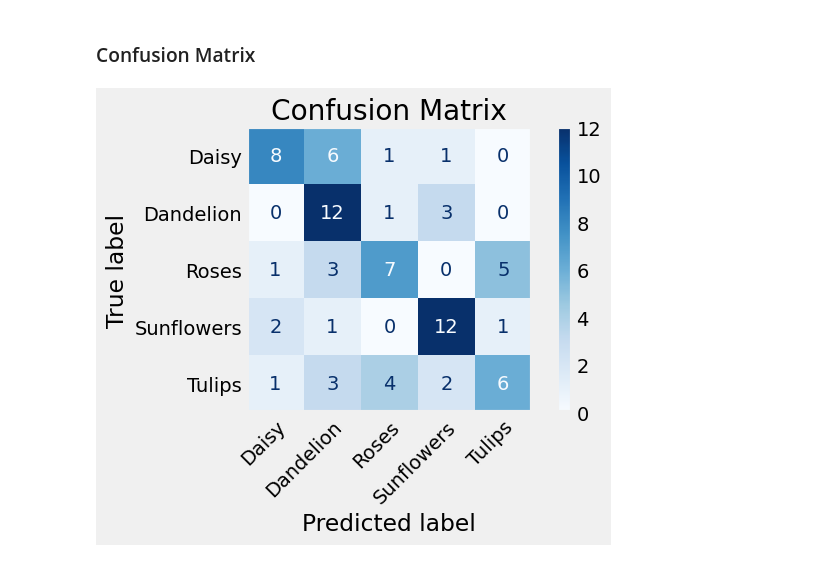
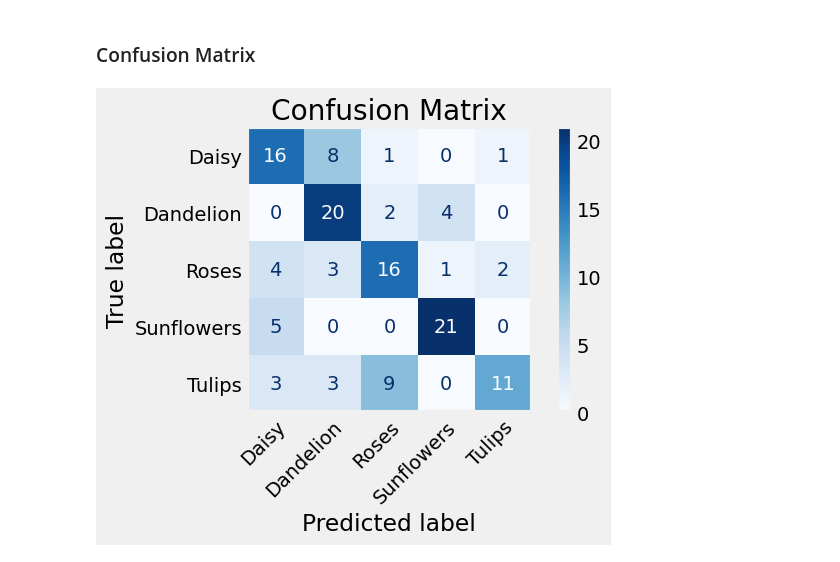
Before and after one commit to aireslucas/MachineLearning, a Jupyter notebook: Multiclass_pt1_Lucas_Aires.ipynb, the cells around one changed output. Cells and saved outputs as stored; diff of their text form; code cells hidden in the pictures.

```diff
--- a/Multiclass_pt1_Lucas_Aires.ipynb
+++ b/Multiclass_pt1_Lucas_Aires.ipynb
@@ -713,17 +713,21 @@ composer = Compose([
     normalizer                          # Apply custom normalization transform
 ])
 
+
 # Instantiate training and validation datasets from folders:
 # - 'rps' contains subfolders per class for training
 # - 'rps-test-set' likewise for validation
 train_data = ImageFolder(root=f'{path}/flowers/flowers/flower_photos/train/', transform=composer)
 val_data   = ImageFolder(root=f'{path}/flowers/flowers/flower_photos/validation/', transform=composer)
+test_data = ImageFolder(root=f'{path}/flowers/flowers/flower_photos/test/', transform=composer)
+
+comb_data = val_data + test_data
 
 # Wrap datasets in DataLoaders for batching and shuffling:
 # - batch_size=16 yields mini-batches of 16 images
 # - shuffle=True randomizes training order each epoch
 train_loader = DataLoader(train_data, batch_size=16, shuffle=True)
-val_loader   = DataLoader(val_data,   batch_size=16)  # no shuffle for validation
+val_loader   = DataLoader(comb_data,   batch_size=16)  # no shuffle for validation
 # %%
 def figure2(first_images, first_labels):
     fig, axs = plt.subplots(1, 6, figsize=(12, 4))
@@ -997,33 +1001,42 @@ fig = arch_cnn2.visualize_filters('conv2')
 # %% [markdown]
 ### Confusion Matrix
 # %%
-all_preds = []
-all_labels = []
+def get_all_preds_and_labels(model, loader, device='cpu'):
+    all_preds = []
+    all_labels = []
 
-for i, (x, y) in enumerate(val_loader):
-    y = y.to(arch_cnn2.device)
+    model.eval()  # modo avaliação
+
     with torch.no_grad():
-        yhat = arch_cnn2.model(x.to(arch_cnn2.device))
-        _, predicted = torch.max(yhat, 1)  # multiclass
+        for x, y in loader:
+            x = x.to(device)
+            y = y.to(device)
 
-    all_preds.extend(predicted.cpu().numpy())
-    all_labels.extend(y.cpu().numpy())
+            yhat = model(x)
+            _, predicted = torch.max(yhat, 1)
+
+            all_preds.extend(predicted.cpu().numpy())
+            all_labels.extend(y.cpu().numpy())
+
+    return all_preds, all_labels
 # %%
-titles = ['Daisy', 'Dandelion', 'Roses', 'Sunflowers','Tulips']
+# Usa seu modelo treinado (arch_cnn2.model) e val_loader
+all_preds, all_labels = get_all_preds_and_labels(arch_cnn2.model, val_loader, device=arch_cnn2.device)
 
+# Agora plota a matriz de confusão
+from sklearn.metrics import confusion_matrix, ConfusionMatrixDisplay
+
+class_names = ['Daisy', 'Dandelion', 'Roses', 'Sunflowers', 'Tulips']
 cm = confusion_matrix(all_labels, all_preds)
-disp = ConfusionMatrixDisplay(confusion_matrix=cm, display_labels=titles)
+disp = ConfusionMatrixDisplay(confusion_matrix=cm, display_labels=class_names)
 
-# Plotar a matriz
+# Plot
 fig, ax = plt.subplots()
 disp.plot(cmap='Blues', ax=ax)
-
-# Inclinando os labels do eixo X
 plt.setp(ax.get_xticklabels(), rotation=45, ha="right", rotation_mode="anchor")
-
 plt.title("Confusion Matrix")
 plt.grid(False)
 plt.tight_layout()
 plt.show()
 # %% [output]
-[figure, old version]
+[figure, new version]
```
Also changed, not shown: parts of 5 cells of this notebook.
